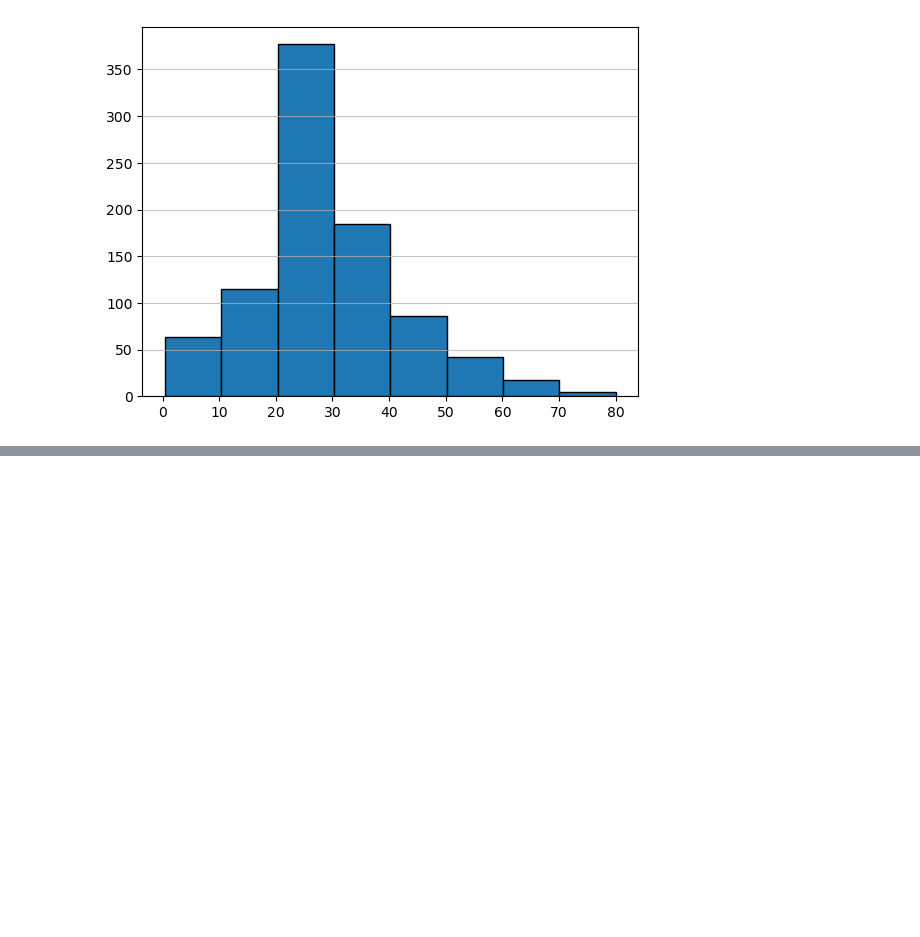
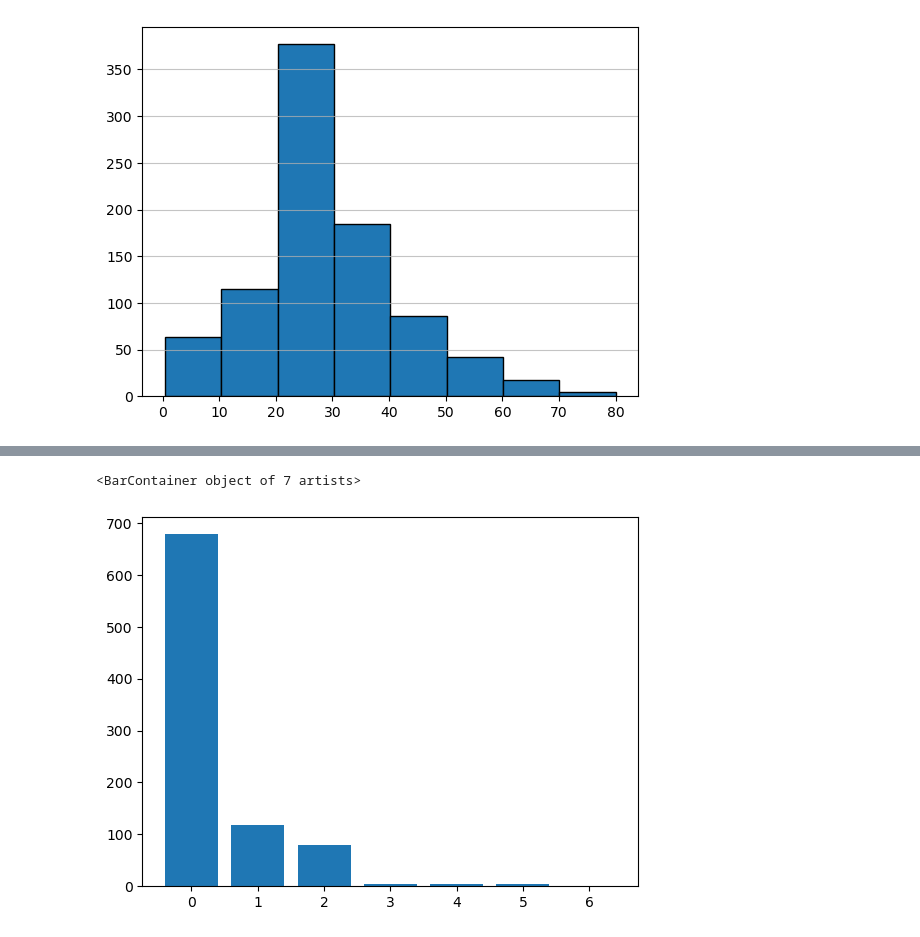
Before and after one commit to codedbyyprince/Titanic-Survival-ML-Model-Practice-, a Jupyter notebook: EDA.ipynb, the cells around one changed output, grey strips where cells are left out. Saved outputs shown, nothing was run; the diff lists cells and outputs as text; code cells hidden in the pictures; blank space fills up the shorter version.

```diff
--- a/EDA.ipynb
+++ b/EDA.ipynb
@@ -49,0 +57,7 @@ plt.grid( axis='y', alpha=0.75)
+# %%
+parch_counts = df['Parch'].value_counts().sort_index()
+
+plt.bar(parch_counts.index , parch_counts.values)
+# %% [output]
+<BarContainer object of 7 artists>
+[figure, added]
```
Also changed, not shown: parts of 8 cells of this notebook, 1 other file.
